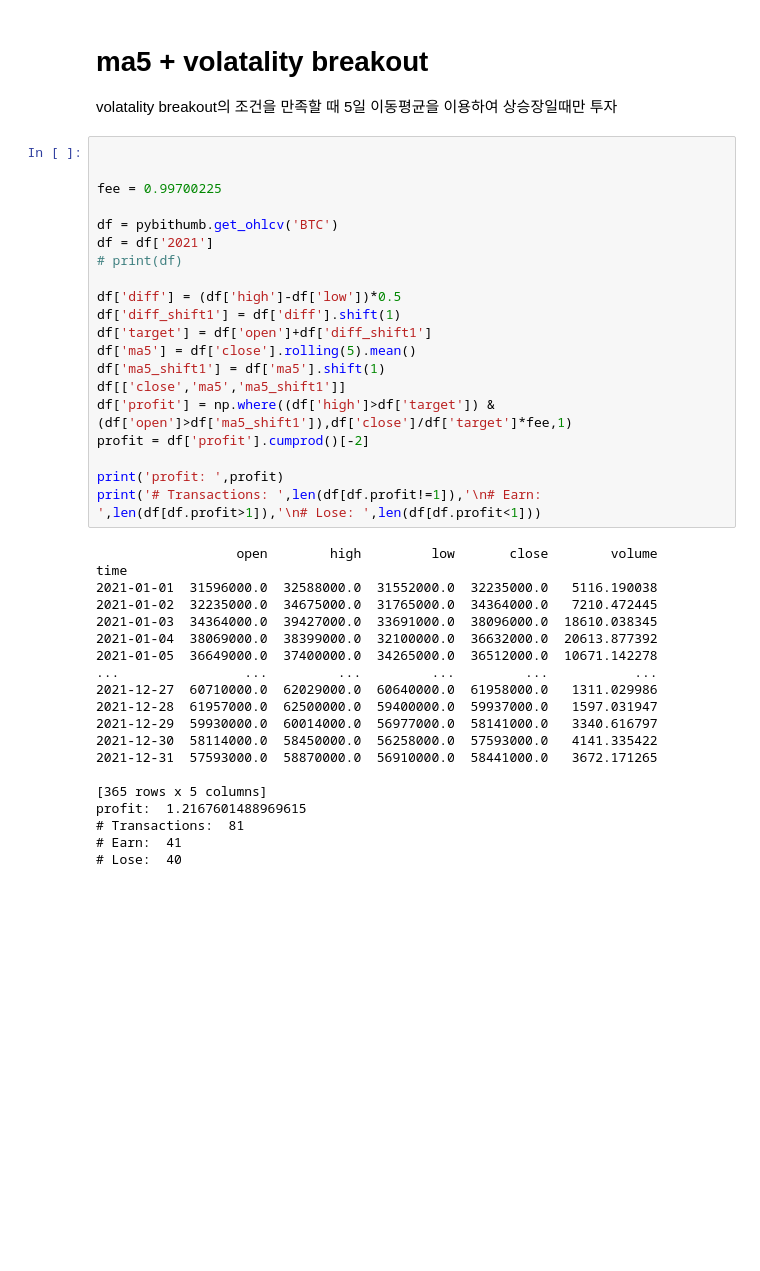
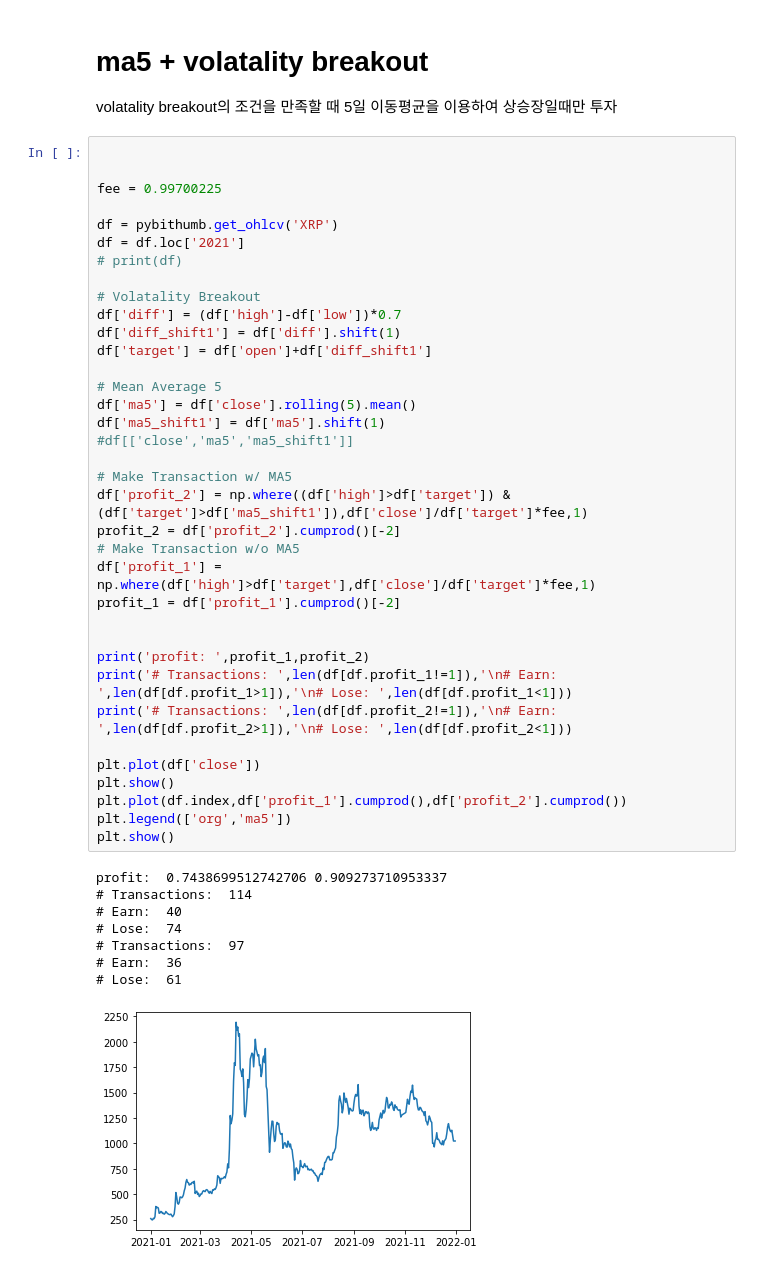
Before and after one commit to ZeroRootJ/CoinTrader, a Jupyter notebook: backtesting.ipynb, the cells around one changed output. Cells and saved outputs as stored; diff of their text form; blank space fills up the shorter version.

```diff
--- a/backtesting.ipynb
+++ b/backtesting.ipynb
@@ -42,40 +65,45 @@ volatality breakout의 조건을 만족할 때 5일 이동평균을 이용하여
 # %%
 
 
 fee = 0.99700225
 
-df = pybithumb.get_ohlcv('BTC')
-df = df['2021']
+df = pybithumb.get_ohlcv('XRP')
+df = df.loc['2021']
 # print(df)
 
-df['diff'] = (df['high']-df['low'])*0.5
+# Volatality Breakout
+df['diff'] = (df['high']-df['low'])*0.7
 df['diff_shift1'] = df['diff'].shift(1)
 df['target'] = df['open']+df['diff_shift1']
+
+# Mean Average 5
 df['ma5'] = df['close'].rolling(5).mean()
 df['ma5_shift1'] = df['ma5'].shift(1)
-df[['close','ma5','ma5_shift1']]
-df['profit'] = np.where((df['high']>df['target']) & (df['open']>df['ma5_shift1']),df['close']/df['target']*fee,1)
-profit = df['profit'].cumprod()[-2]
+#df[['close','ma5','ma5_shift1']]
 
-print('profit: ',profit)
-print('# Transactions: ',len(df[df.profit!=1]),'\n# Earn: ',len(df[df.profit>1]),'\n# Lose: ',len(df[df.profit<1]))
+# Make Transaction w/ MA5
+df['profit_2'] = np.where((df['high']>df['target']) & (df['target']>df['ma5_shift1']),df['close']/df['target']*fee,1)
+profit_2 = df['profit_2'].cumprod()[-2]
+# Make Transaction w/o MA5
+df['profit_1'] = np.where(df['high']>df['target'],df['close']/df['target']*fee,1)
+profit_1 = df['profit_1'].cumprod()[-2]
+
+
+print('profit: ',profit_1,profit_2)
+print('# Transactions: ',len(df[df.profit_1!=1]),'\n# Earn: ',len(df[df.profit_1>1]),'\n# Lose: ',len(df[df.profit_1<1]))
+print('# Transactions: ',len(df[df.profit_2!=1]),'\n# Earn: ',len(df[df.profit_2>1]),'\n# Lose: ',len(df[df.profit_2<1]))
+
+plt.plot(df['close'])
+plt.show()
+plt.plot(df.index,df['profit_1'].cumprod(),df['profit_2'].cumprod())
+plt.legend(['org','ma5'])
+plt.show()
 # %% [output]
-                  open        high         low       close        volume
-time
-2021-01-01  31596000.0  32588000.0  31552000.0  32235000.0   5116.190038
-2021-01-02  32235000.0  34675000.0  31765000.0  34364000.0   7210.472445
-2021-01-03  34364000.0  39427000.0  33691000.0  38096000.0  18610.038345
-2021-01-04  38069000.0  38399000.0  32100000.0  36632000.0  20613.877392
-2021-01-05  36649000.0  37400000.0  34265000.0  36512000.0  10671.142278
-...                ...         ...         ...         ...           ...
-2021-12-27  60710000.0  62029000.0  60640000.0  61958000.0   1311.029986
-2021-12-28  61957000.0  62500000.0  59400000.0  59937000.0   1597.031947
-2021-12-29  59930000.0  60014000.0  56977000.0  58141000.0   3340.616797
-2021-12-30  58114000.0  58450000.0  56258000.0  57593000.0   4141.335422
-2021-12-31  57593000.0  58870000.0  56910000.0  58441000.0   3672.171265
-
-[365 rows x 5 columns]
-profit:  1.2167601488969615
-# Transactions:  81
-# Earn:  41
-# Lose:  40
+profit:  0.7438699512742706 0.909273710953337
+# Transactions:  114
+# Earn:  40
+# Lose:  74
+# Transactions:  97
+# Earn:  36
+# Lose:  61
+[figure, added]
```
Also changed, not shown: parts of 7 cells of this notebook.
